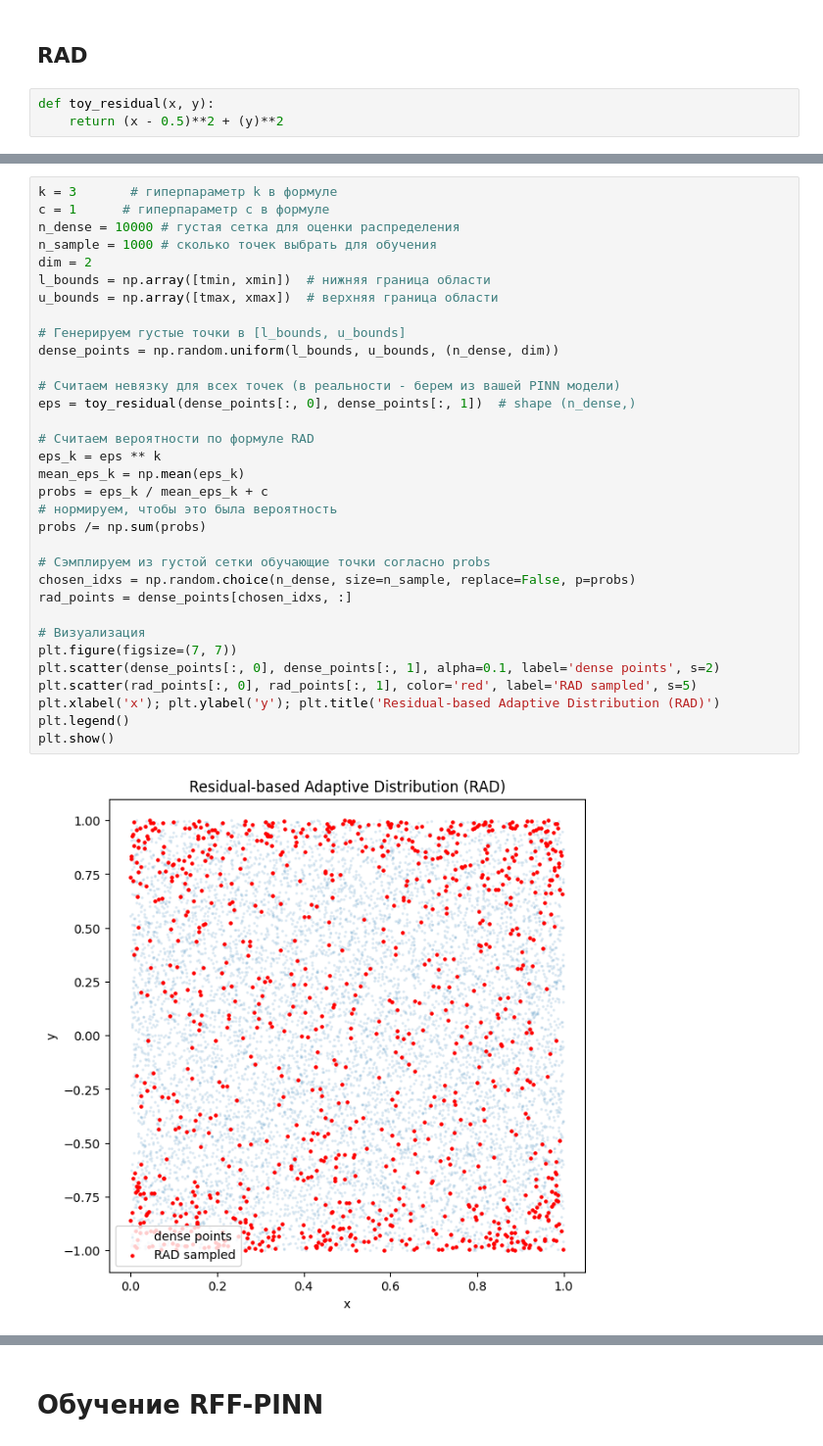
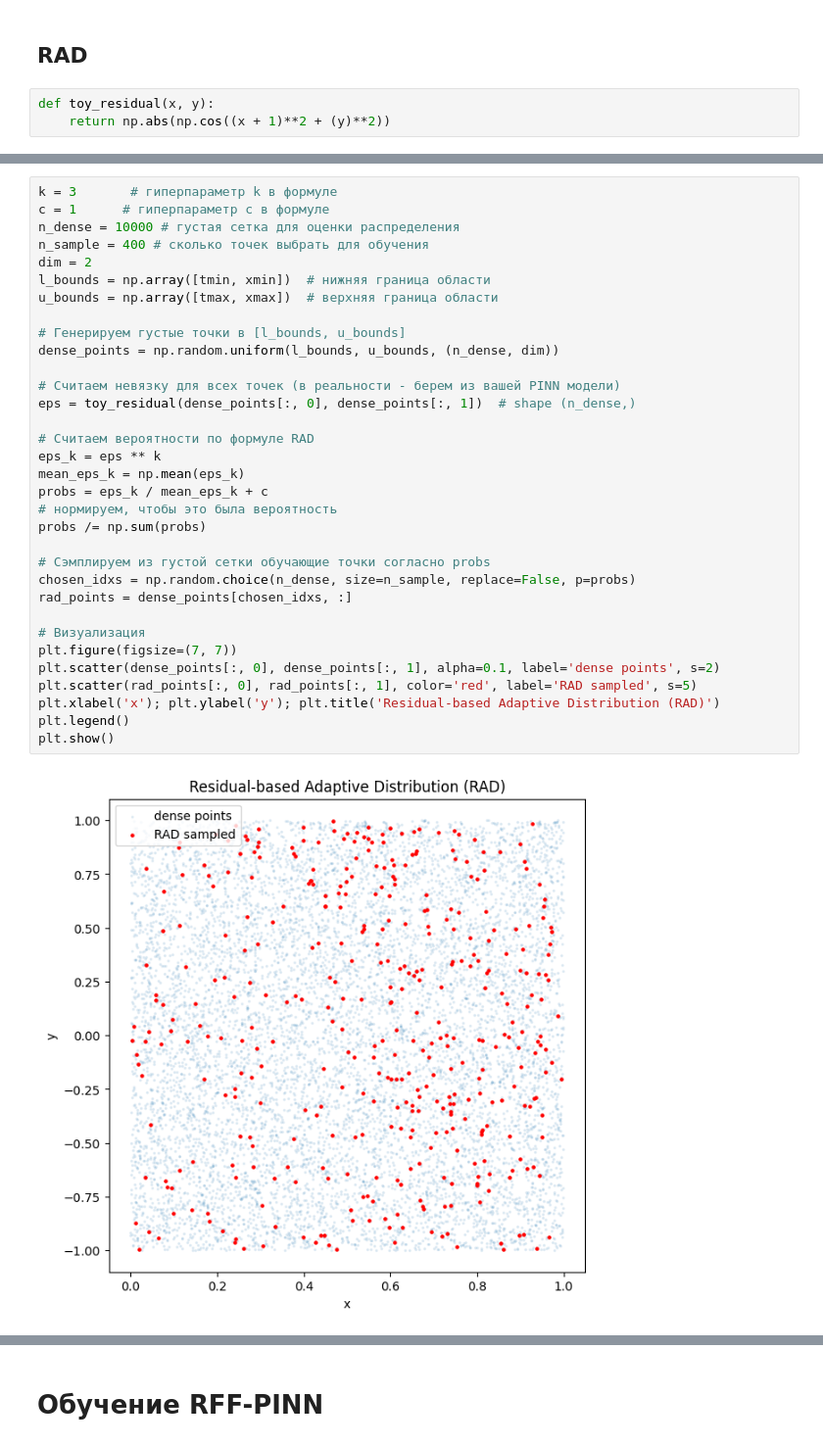
Before and after one commit to 1frog-prog1/diploma_pinn, a Jupyter notebook: notebooks/grid_sampling.ipynb, the cells around one changed output, grey strips where cells are left out. Shown at 98% size. Cells and saved outputs as stored; diff of their text form.

```diff
--- a/notebooks/grid_sampling.ipynb
+++ b/notebooks/grid_sampling.ipynb
@@ -54,7 +55,7 @@ plot_grid(x_sobol, None, title='Sobol Sampling')
 ## RAD
 # %%
 def toy_residual(x, y):
-    return (x - 0.5)**2 + (y)**2
+    return np.abs(np.cos((x + 1)**2 + (y)**2))
 # %%
 # Используем просто ради примера сетку соболя
 U = toy_residual(T, X)
@@ -65,37 +66,37 @@ plot_single_heatmap_2d(T, X, U, title='Heatmap of residual function', cmap="plas
 k = 3       # гиперпараметр k в формуле
 c = 1      # гиперпараметр c в формуле
 n_dense = 10000 # густая сетка для оценки распределения
-n_sample = 1000 # сколько точек выбрать для обучения
+n_sample = 400 # сколько точек выбрать для обучения
 dim = 2
 l_bounds = np.array([tmin, xmin])  # нижняя граница области
 u_bounds = np.array([tmax, xmax])  # верхняя граница области
 
 # Генерируем густые точки в [l_bounds, u_bounds]
 dense_points = np.random.uniform(l_bounds, u_bounds, (n_dense, dim))
 
 # Считаем невязку для всех точек (в реальности - берем из вашей PINN модели)
 eps = toy_residual(dense_points[:, 0], dense_points[:, 1])  # shape (n_dense,)
 
 # Считаем вероятности по формуле RAD
 eps_k = eps ** k
 mean_eps_k = np.mean(eps_k)
 probs = eps_k / mean_eps_k + c
 # нормируем, чтобы это была вероятность
 probs /= np.sum(probs)
 
 # Сэмплируем из густой сетки обучающие точки согласно probs
 chosen_idxs = np.random.choice(n_dense, size=n_sample, replace=False, p=probs)
 rad_points = dense_points[chosen_idxs, :]
 
 # Визуализация
 plt.figure(figsize=(7, 7))
 plt.scatter(dense_points[:, 0], dense_points[:, 1], alpha=0.1, label='dense points', s=2)
 plt.scatter(rad_points[:, 0], rad_points[:, 1], color='red', label='RAD sampled', s=5)
 plt.xlabel('x'); plt.ylabel('y'); plt.title('Residual-based Adaptive Distribution (RAD)')
 plt.legend()
 plt.show()
 # %% [output]
-[figure, old version]
+[figure, new version]
 # %%
 fig, ax = plt.subplots(1, 2, figsize=(12, 5), sharey=True)
 
```
Also changed, not shown: parts of 20 cells of this notebook, 2 other files.
